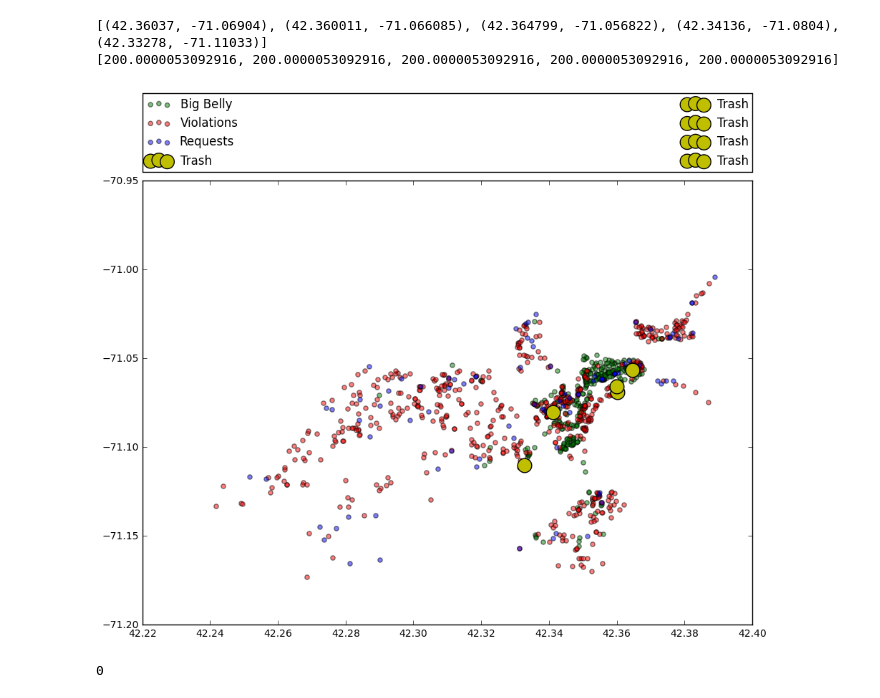
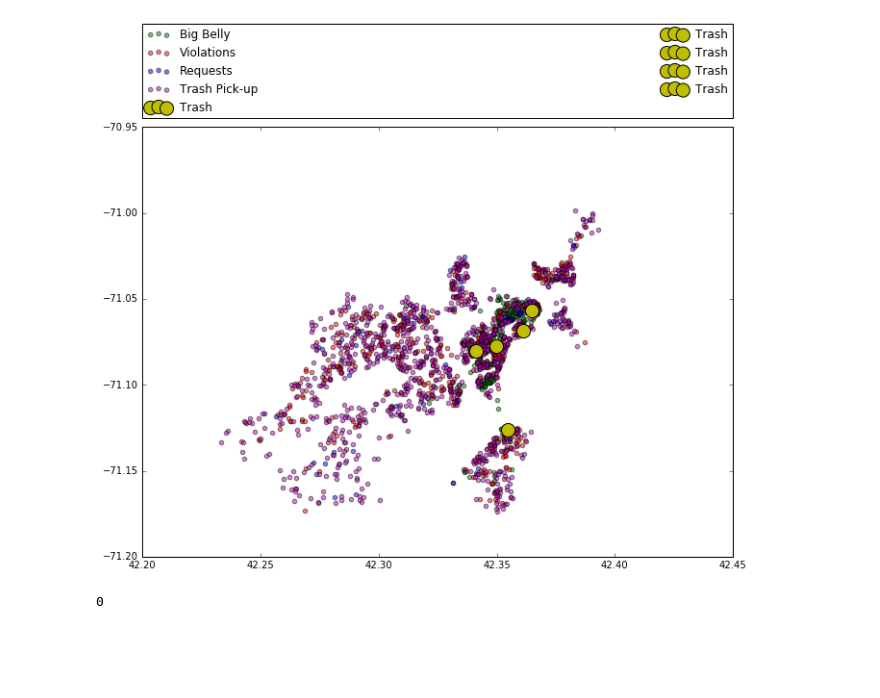
Before and after one commit to data-mechanics/course-2016-fal-proj, a Jupyter notebook: andradej_chojoe/optimization.ipynb, the cells around one changed output. Saved outputs shown, nothing was run; the diff lists cells and outputs as text; code cells hidden in the pictures; blank space fills up the shorter version.

Commit message:
added trash schedule weights to optimization

```diff
--- a/andradej_chojoe/optimization.ipynb
+++ b/andradej_chojoe/optimization.ipynb
@@ -13,7 +13,7 @@ import datetime
 import uuid
 
 # to be used in the scatter plot
-COLORMAP = {'Big Belly': 'g', 'Violations': 'r', 'Requests': 'b'}
+COLORMAP = {'Big Belly': 'g', 'Violations': 'r', 'Requests': 'b', 'Trash Pick-up': 'm'}
 
 def project(R, p, dataType):
     return [p(t, dataType) for t in R]
@@ -93,6 +93,10 @@ def reqWeights(t):
     else:
         raise ValueError
 
+#returns negative weights based on the total times trash collected
+def scheduleWeights(t):
+    return -1 * t['count']
+
 # used to format the data to prepare to graph
 def process(R, dataType):
     color = COLORMAP[dataType]
@@ -112,14 +116,15 @@ def process(R, dataType):
             scaledW = violWeights(t)
         elif dataType == 'Requests':
             scaledW = reqWeights(t)
+        elif dataType == 'Trash Pick-up':
+            scaledW = scheduleWeights(t)
         else:
             raise ValueError
-        #W.append(20*weight)
         W.append(20 * scaledW)
     plt.scatter(X, Y, c=color, alpha=0.5, label=dataType)
     return list(zip(X,Y)),list(zip(X,Y,W))
 
-def findOptimalLocation(coordinates, weight_list, num_trash, radius = 0.0013, iterations = 1000):
+def findOptimalLocation(coordinates, weight_list, num_trash, radius = 0.0013, iterations = 15000):
 
     # keep track of visited coordinates
     visited = []
@@ -210,43 +215,40 @@ class optimization(dml.Algorithm):
         coorBB, bigBellyData = process(bigBellyData, 'Big Belly')
         coorCV, codeViolData = process(codeViolData, 'Violations')
         coorRQ, hotlineData = process(hotlineData, 'Requests')
+        coorTS, trashSchData = process(trashSchData, 'Trash Pick-up')
 
-        # merge all data for master coordinate list
-        masterCoordinateList = coorBB + coorCV + coorRQ
-        masterCoorWeightList = bigBellyData + codeViolData + hotlineData
+        # merge all data for master coordinate list (ADD THIS)
+        masterCoordinateList = coorBB + coorCV + coorRQ + coorTS
+        masterCoorWeightList = bigBellyData + codeViolData + hotlineData + trashSchData
 #         print(len(masterCoordinateList))
 
         # call the optimization function
         loc, weight = findOptimalLocation(masterCoordinateList, masterCoorWeightList, 5)
-        print(loc)
-        print(weight)
 
         #insert into mongo db
         for i in range(len(loc)):
             entry = {'location': loc[i], 'weight': weight[i]}
             repo['andradej_chojoe.optimization_results'].insert_one(entry)
 
 
         for coor in loc:
             plt.scatter(coor[0],coor[1],s=weight[0], c='y', alpha=1, label="Trash")
 
         # show the graph and make it look nice
         plt.legend(bbox_to_anchor=(0., 1.02, 1., .102), loc=3,
            ncol=2, mode="expand", borderaxespad=0.)
         plt.show()
 
         return 0
 
     @staticmethod
     def provenance(doc = prov.model.ProvDocument(), startTime = None, endTime = None):
         return 0
 
 optimization.execute()
 # doc = codeViolations.provenance()
 # print(doc.get_provn())
 # print(json.dumps(json.loads(doc.serialize()), indent=4))
 # %% [output]
+[figure, new version]
-[(42.36037, -71.06904), (42.360011, -71.066085), (42.364799, -71.056822), (42.34136, -71.0804), (42.33278, -71.11033)]
-[200.0000053092916, 200.0000053092916, 200.0000053092916, 200.0000053092916, 200.0000053092916]
+0
-[figure, old version]
-0
```
